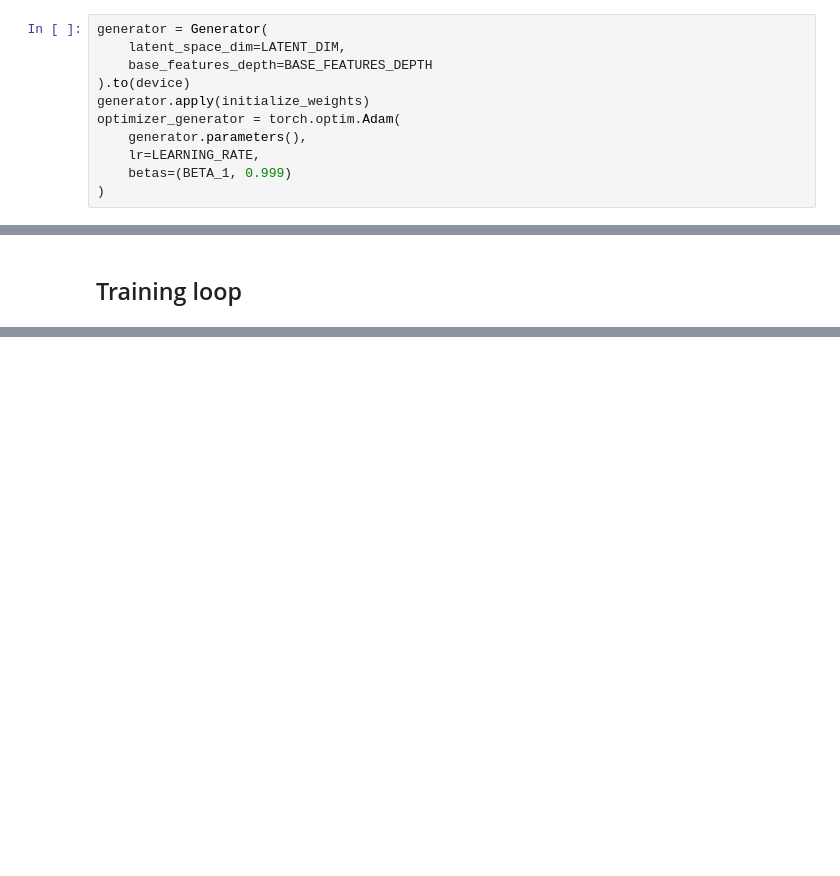
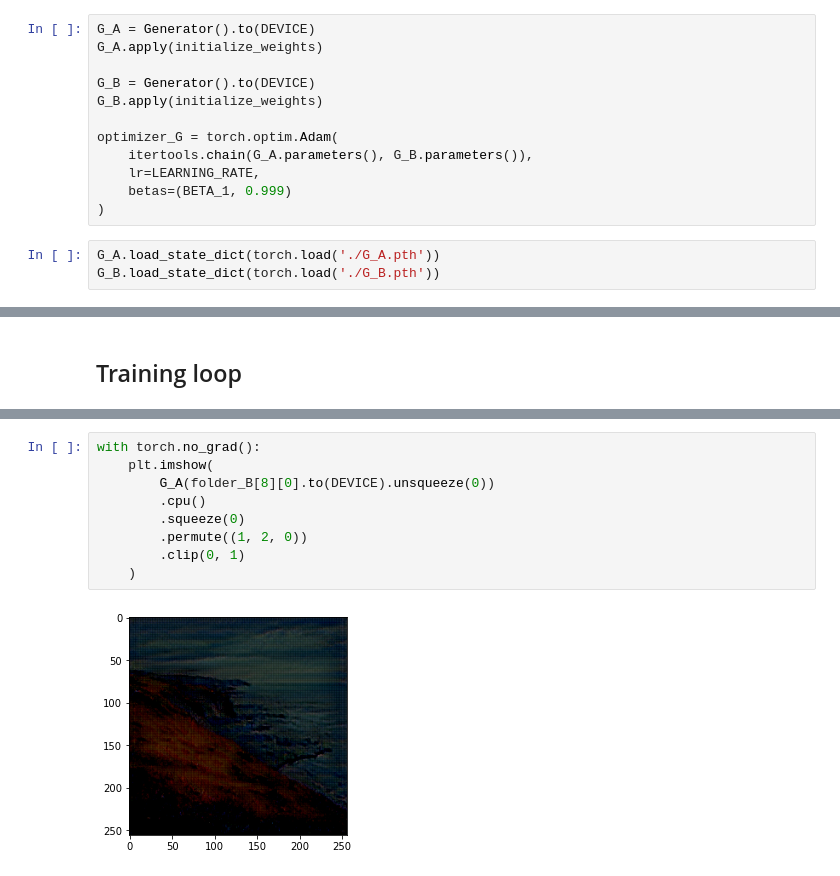
Before and after one commit to ivanov-v-v/GAN-control, a Jupyter notebook: notebooks/Kaggle_GANs_getting_started.ipynb, the cells around one changed output, grey strips where cells are left out. Saved outputs shown, nothing was run; the diff lists cells and outputs as text; blank space fills up the shorter version.

Commit message:
First draft of (possibly incorrect) CycleGAN implementation: the images are way too dark, not sure why exactly

```diff
--- a/notebooks/Kaggle_GANs_getting_started.ipynb
+++ b/notebooks/Kaggle_GANs_getting_started.ipynb
@@ -84,13 +84,17 @@ fig.tight_layout()
 # %% [markdown]
 ## Generator
 # %%
-generator = Generator(
-    latent_space_dim=LATENT_DIM,
-    base_features_depth=BASE_FEATURES_DEPTH
-).to(device)
-generator.apply(initialize_weights)
-optimizer_generator = torch.optim.Adam(
-    generator.parameters(),
+G_A = Generator().to(DEVICE)
+G_A.apply(initialize_weights)
+
+G_B = Generator().to(DEVICE)
+G_B.apply(initialize_weights)
+
+optimizer_G = torch.optim.Adam(
+    itertools.chain(G_A.parameters(), G_B.parameters()),
     lr=LEARNING_RATE,
     betas=(BETA_1, 0.999)
 )
+# %%
+G_A.load_state_dict(torch.load('./G_A.pth'))
+G_B.load_state_dict(torch.load('./G_B.pth'))
@@ -228,0 +300,11 @@ IPython.display.Image(url='DCGAN_64.gif')
+# %%
+with torch.no_grad():
+    plt.imshow(
+        G_A(folder_B[8][0].to(DEVICE).unsqueeze(0))
+        .cpu()
+        .squeeze(0)
+        .permute((1, 2, 0))
+        .clip(0, 1)
+    )
+# %% [output]
+[figure, added]
```
Also changed, not shown: parts of 19 cells of this notebook, 1 other file.
